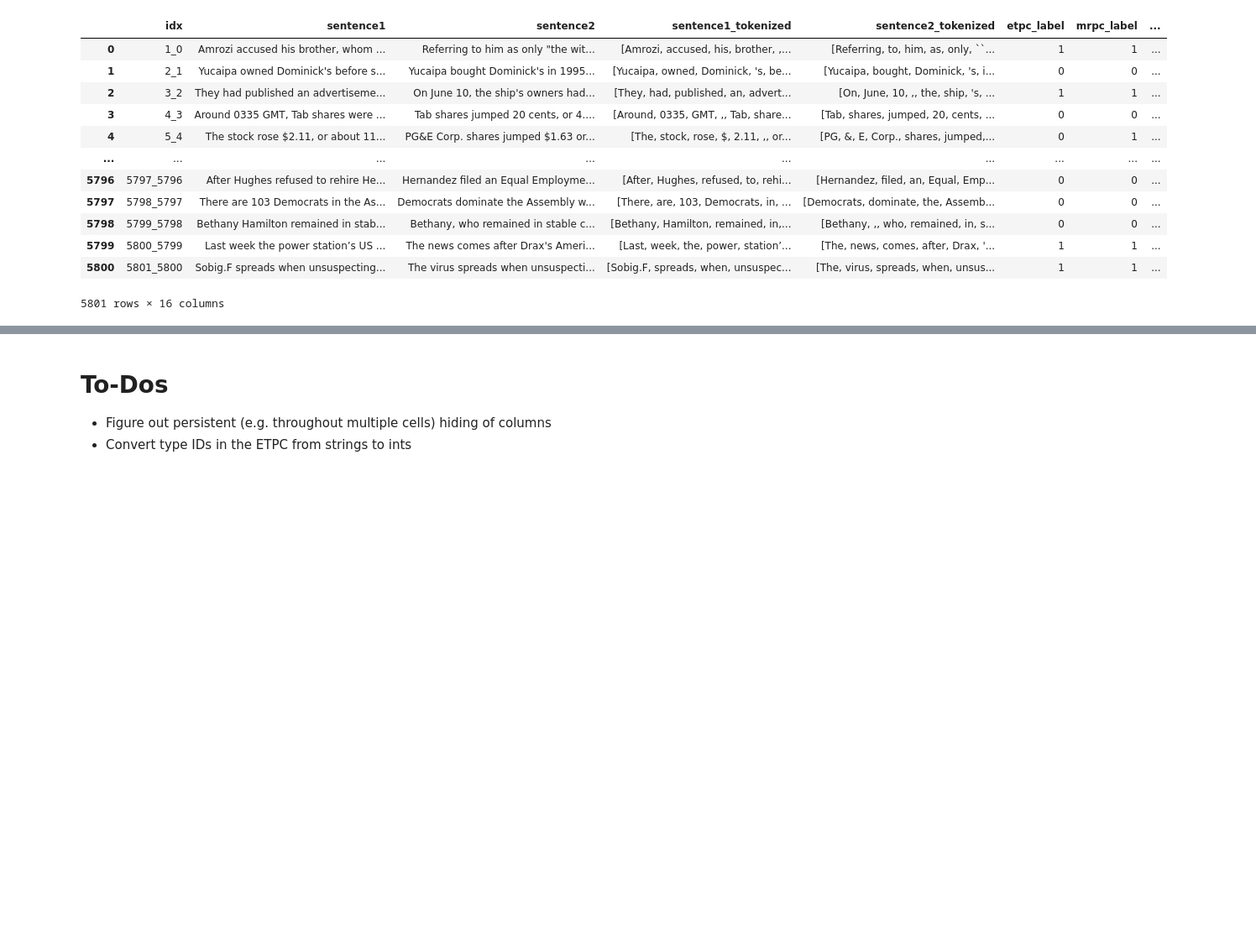
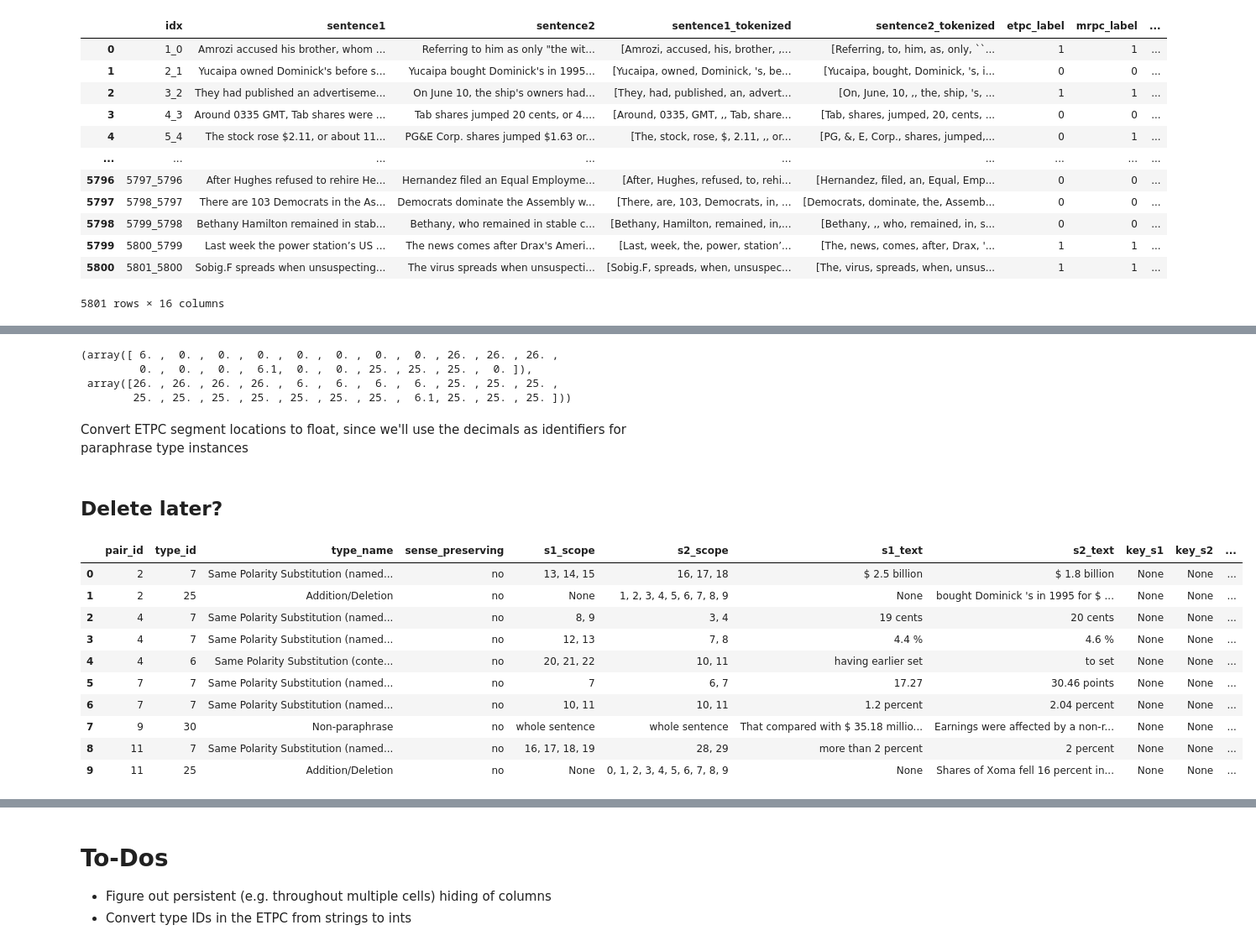
Before and after one commit to lucasadelino/thesis, a Jupyter notebook: reannotation.ipynb, the cells around one changed output, grey strips where cells are left out. Shown at 84% size. Saved outputs shown, nothing was run; the diff lists cells and outputs as text; code cells hidden in the pictures; blank space fills up the shorter version.

```diff
--- a/reannotation.ipynb
+++ b/reannotation.ipynb
@@ -229,0 +298,9 @@ numpy.ndarray
+# %%
+diasambiguate_duplicate(2, ric)
+# %% [output]
+(array([ 6. ,  0. ,  0. ,  0. ,  0. ,  0. ,  0. ,  0. , 26. , 26. , 26. ,
+         0. ,  0. ,  0. ,  6.1,  0. ,  0. , 25. , 25. , 25. ,  0. ]),
+ array([26. , 26. , 26. , 26. ,  6. ,  6. ,  6. ,  6. , 25. , 25. , 25. ,
+        25. , 25. , 25. , 25. , 25. , 25. , 25. ,  6.1, 25. , 25. , 25. ]))
+# %% [markdown]
+Convert ETPC segment locations to float, since we'll use the decimals as identifiers for paraphrase type instances
@@ -229,0 +310,2 @@ numpy.ndarray
+# %% [markdown]
+## Delete later?
@@ -229,0 +314,15 @@ numpy.ndarray
+# %%
+ric = pd.read_xml('https://raw.githubusercontent.com/venelink/ETPC/master/Corpus/textual_np_neg.xml')
+ric[:10]
+# %% [output]
+|  | pair_id | type_id | type_name | sense_preserving | s1_scope | s2_scope | s1_text | s2_text | key_s1 | key_s2 | ... |
+| 0 | 2 | 7 | Same Polarity Substitution (named... | no | 13, 14, 15 | 16, 17, 18 | $ 2.5 billion | $ 1.8 billion | None | None | ... |
+| 1 | 2 | 25 | Addition/Deletion | no | None | 1, 2, 3, 4, 5, 6, 7, 8, 9 | None | bought Dominick 's in 1995 for $ ... | None | None | ... |
+| 2 | 4 | 7 | Same Polarity Substitution (named... | no | 8, 9 | 3, 4 | 19 cents | 20 cents | None | None | ... |
+| 3 | 4 | 7 | Same Polarity Substitution (named... | no | 12, 13 | 7, 8 | 4.4 % | 4.6 % | None | None | ... |
+| 4 | 4 | 6 | Same Polarity Substitution (conte... | no | 20, 21, 22 | 10, 11 | having earlier set | to set | None | None | ... |
+| 5 | 7 | 7 | Same Polarity Substitution (named... | no | 7 | 6, 7 | 17.27 | 30.46 points | None | None | ... |
+| 6 | 7 | 7 | Same Polarity Substitution (named... | no | 10, 11 | 10, 11 | 1.2 percent | 2.04 percent | None | None | ... |
+| 7 | 9 | 30 | Non-paraphrase | no | whole sentence | whole sentence | That compared with $ 35.18 millio... | Earnings were affected by a non-r... | None | None | ... |
+| 8 | 11 | 7 | Same Polarity Substitution (named... | no | 16, 17, 18, 19 | 28, 29 | more than 2 percent | 2 percent | None | None | ... |
+| 9 | 11 | 25 | Addition/Deletion | no | None | 0, 1, 2, 3, 4, 5, 6, 7, 8, 9 | None | Shares of Xoma fell 16 percent in... | None | None | ... |
```
Also changed, not shown: parts of 16 cells of this notebook.
